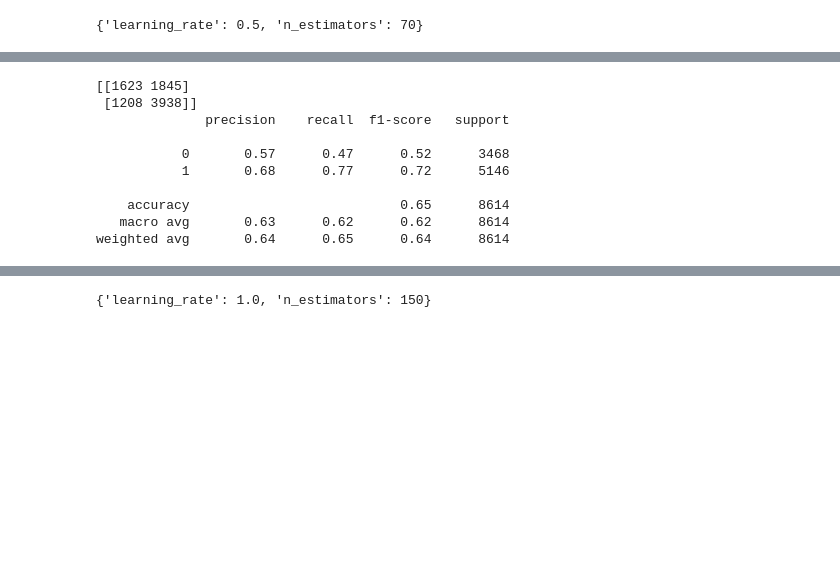
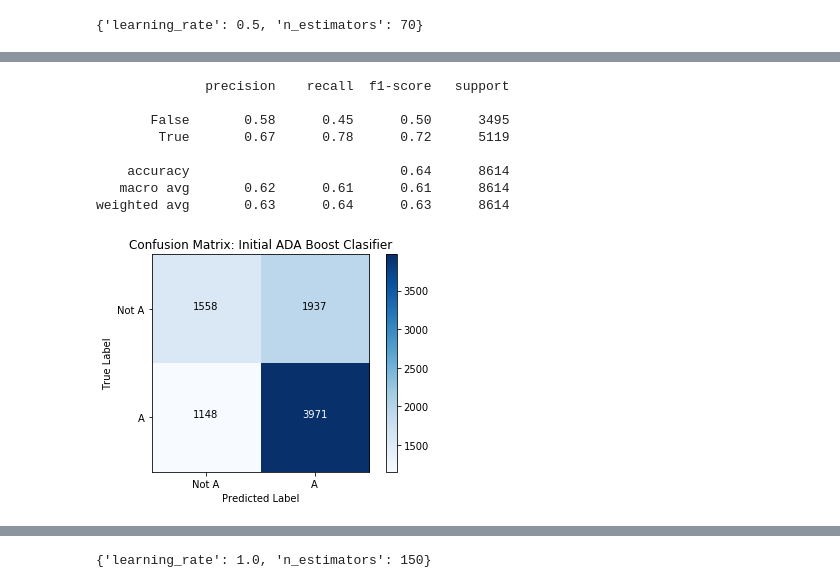
Before and after one commit to ktzioumis/New-York-Restaurant-Guide, a Jupyter notebook: Sparse matrix classifier 2.ipynb, the cells around one changed output, grey strips where cells are left out. Cells and saved outputs as stored; diff of their text form; code cells hidden in the pictures; blank space fills up the shorter version.

```diff
--- a/Sparse matrix classifier 2.ipynb
+++ b/Sparse matrix classifier 2.ipynb
@@ -72,6 +64,32 @@ df_matrix_sparse.head()
 # %%
-X=df_matrix_sparse.drop(columns=['GRADE_A','GRADE_B','GRADE_C','prev_score'])
-y=df_matrix_sparse['GRADE_A']
+X=df_matrix_sparse.drop(columns=['A'])
+y=df_matrix_sparse['A']
+# %%
+import itertools
+def show_cf(y_true, y_pred, class_names=None, model_name=None):
+    '''Stylized Visual Confusion Matrix provided by Flatiron School'''
+    cf = confusion_matrix(y_true, y_pred)
+    plt.imshow(cf, cmap=plt.cm.Blues)
+
+    if model_name:
+        plt.title("Confusion Matrix: {}".format(model_name))
+    else:
+        plt.title("Confusion Matrix")
+    plt.ylabel('True Label')
+    plt.xlabel('Predicted Label')
+
+#     class_names = set(y_true)
+    tick_marks = np.arange(len(class_names))
+    if class_names:
+        plt.xticks(tick_marks, class_names)
+        plt.yticks(tick_marks, class_names)
+
+    thresh = cf.max() / 2.
+
+    for i, j in itertools.product(range(cf.shape[0]), range(cf.shape[1])):
+        plt.text(j, i, cf[i, j], horizontalalignment='center', color='white' if cf[i, j] > thresh else 'black')
+
+    plt.colorbar()
 # %%
 from sklearn.model_selection import train_test_split
 X_train, X_test,y_train, y_test=train_test_split(X,y,test_size=0.2)
@@ -131,20 +149,20 @@ grid_ada.best_score_
 # %%
 y_pred = grid_ada.best_estimator_.predict(X_test)
 from sklearn.metrics import confusion_matrix, classification_report
 
-print(confusion_matrix(y_test,y_pred))
+
 print(classification_report(y_test,y_pred))
+show_cf(y_test,y_pred,class_names=['Not A','A'],model_name='Initial ADA Boost Clasifier')
 # %% [output]
-[[1623 1845]
- [1208 3938]]
               precision    recall  f1-score   support
 
-           0       0.57      0.47      0.52      3468
-           1       0.68      0.77      0.72      5146
+       False       0.58      0.45      0.50      3495
+        True       0.67      0.78      0.72      5119
 
-    accuracy                           0.65      8614
-   macro avg       0.63      0.62      0.62      8614
-weighted avg       0.64      0.65      0.64      8614
+    accuracy                           0.64      8614
+   macro avg       0.62      0.61      0.61      8614
+weighted avg       0.63      0.64      0.63      8614
+[figure, added]
 # %%
 from imblearn.over_sampling import SMOTE
 X_resampled, y_resampled = SMOTE().fit_sample(X, y)
```
Also changed, not shown: parts of 16 cells of this notebook, 3 other files.
